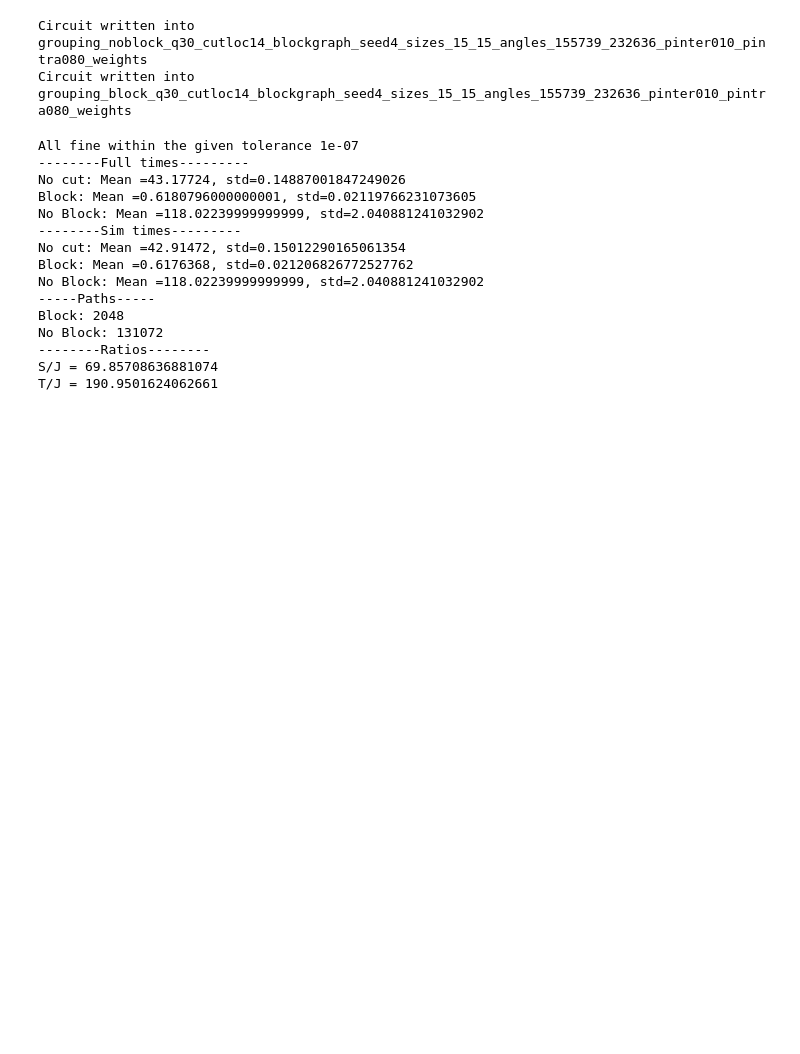
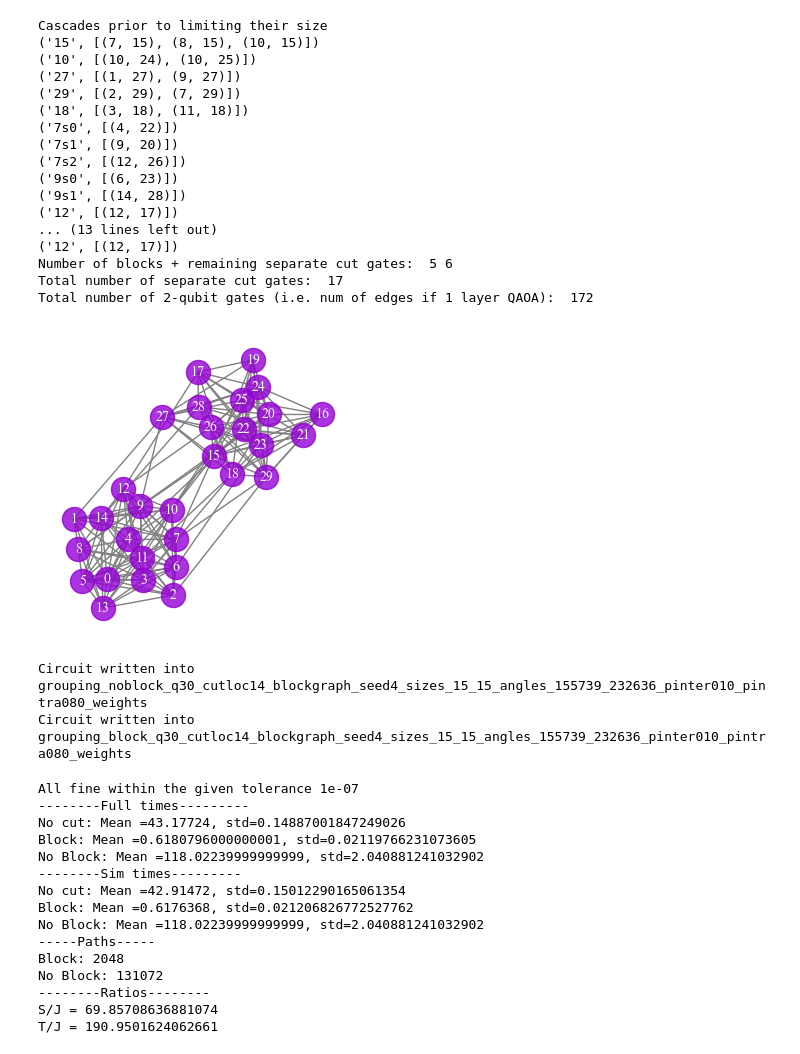
Before and after one commit to LSHerzog/mqt-qsim-joint-cutting, a Jupyter notebook: benchmarks_joint_cutting/weightedMaxCut/benchmarks_weightedMaxCut.ipynb, the cells around one changed output. Drawn from its saved outputs; the diff is of its cells as text; code cells hidden in the pictures; blank space fills up the shorter version.

```diff
--- a/benchmarks_joint_cutting/weightedMaxCut/benchmarks_weightedMaxCut.ipynb
+++ b/benchmarks_joint_cutting/weightedMaxCut/benchmarks_weightedMaxCut.ipynb
@@ -276 +20,37 @@ weights = [4.396739984973566,
+# %%
+q = 30
+seed = 4
+cut_loc = 14
+sizes = [15,15]
+p_intra = 0.8
+p_inter = 0.1
+angles = [1.55739, 2.32636]
+save_plot = False
+verbose = True
+# %%
+maxcut = gen_weightedMaxCut.WeightedMaxCut(q, seed, cut_loc, sizes, p_intra, p_inter, angles, save_plot, verbose)
+weights = [random.uniform(0, 2 * np.pi) for _ in range(len(maxcut.G.edges))]
+maxcut = gen_weightedMaxCut.WeightedMaxCut(q, seed, cut_loc, sizes, p_intra, p_inter, angles, save_plot, verbose, weights)
+maxcut.run_all()
+# %% [output]
+Cascades prior to limiting their size
+('15', [(7, 15), (8, 15), (10, 15)])
+('10', [(10, 24), (10, 25)])
+('27', [(1, 27), (9, 27)])
+('29', [(2, 29), (7, 29)])
+('18', [(3, 18), (11, 18)])
+('7s0', [(4, 22)])
+('7s1', [(9, 20)])
+('7s2', [(12, 26)])
+('9s0', [(6, 23)])
+('9s1', [(14, 28)])
+('12', [(12, 17)])
+... (13 lines left out)
+('12', [(12, 17)])
+Number of blocks + remaining separate cut gates:  5 6
+Total number of separate cut gates:  17
+Total number of 2-qubit gates (i.e. num of edges if 1 layer QAOA):  172
+[figure, added]
+Circuit written into grouping_noblock_q30_cutloc14_blockgraph_seed4_sizes_15_15_angles_155739_232636_pinter010_pintra080_weights
+Circuit written into grouping_block_q30_cutloc14_blockgraph_seed4_sizes_15_15_angles_155739_232636_pinter010_pintra080_weights
 # %%
@@ -288,9 +63,3 @@ noblock_name = f"grouping_noblock_q{q}_cutloc{cut_loc}_blockgraph_seed{seed}_siz
-# %%
-grouping.create_qaoa_qsim(angles, 1, noblock_name, weights)
-grouping.create_qaoa_qsim(angles, 2, block_name, weights)
-# %% [output]
-Circuit written into grouping_noblock_q30_cutloc14_blockgraph_seed4_sizes_15_15_angles_155739_232636_pinter010_pintra080_weights
-Circuit written into grouping_block_q30_cutloc14_blockgraph_seed4_sizes_15_15_angles_155739_232636_pinter010_pintra080_weights
 # %%
 
 #amplitude checking
```
Also changed, not shown: parts of 91 cells of this notebook, 1 other file.
